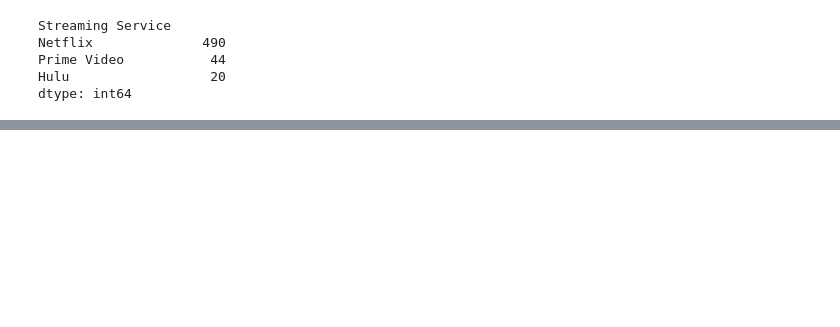
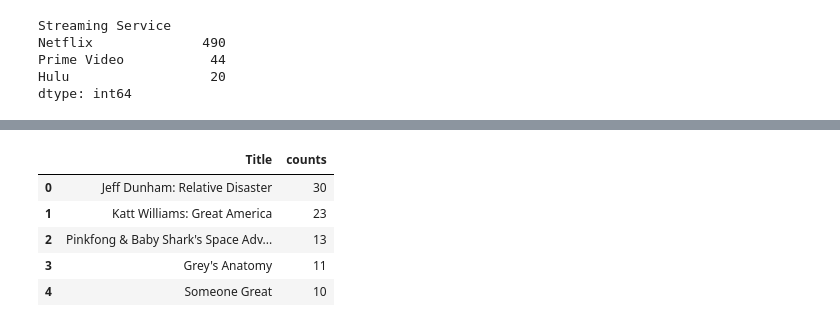
Before and after one commit to istarlet/netflix_viewing_habits, a Jupyter notebook: streaming_data.ipynb, the cells around one changed output, grey strips where cells are left out. Saved outputs shown, nothing was run; the diff lists cells and outputs as text; code cells hidden in the pictures; blank space fills up the shorter version.

```diff
--- a/streaming_data.ipynb
+++ b/streaming_data.ipynb
@@ -372,7 +372,7 @@ dtypes: datetime64[ns](1), float64(2), int64(2), object(4)
 memory usage: 43.3+ KB
 # %%
 # Add a new column "Month" that turns the "Date" column into only the month name
-data_combined["Month"] = data_combined["Date Watched"]\
+data_combined["Month Watched"] = data_combined["Date Watched"]\
     .dt.month_name()
 
 data_combined.head()
@@ -385,7 +385,7 @@ data_combined.head()
 | 4 | Dark Shadows | 2012-11-04 04:00:00 | Prime Video | 2012 | PG-13 | 113 | ['comedy', 'fantasy', 'horror'] | ... |
 # %%
 # efficient way to extract year from string format date
-data_combined['Year'] = pd.DatetimeIndex(data_combined['Date Watched']).year
+data_combined['Year Watched'] = pd.DatetimeIndex(data_combined['Date Watched']).year
 data_combined.head()
 # %% [output]
 |  | Title | Date Watched | Streaming Service | Release Year | Age Certification | Runtime | Genres | ... |
@@ -405,7 +405,7 @@ Prime Video           44
 Hulu                  20
 dtype: int64
 # %%
-top_titles = data_combined.Title.value_counts()
+top_titles = data_combined.Title.value_counts().head()
 
-top_titles.head(10)
+top_titles
 # %% [output]
@@ -422 +417,13 @@ Holidate                                       7
 Name: Title, dtype: int64
+# %%
+# convert series back to dataframe for visualisation
+titles_counts = pd.DataFrame({'Title': top_titles.index, 'counts': top_titles.values})
+
+titles_counts
+# %% [output]
+|  | Title | counts |
+| 0 | Jeff Dunham: Relative Disaster | 30 |
+| 1 | Katt Williams: Great America | 23 |
+| 2 | Pinkfong & Baby Shark's Space Adv... | 13 |
+| 3 | Grey's Anatomy | 11 |
+| 4 | Someone Great | 10 |
```
Also changed, not shown: parts of 8 cells of this notebook.
